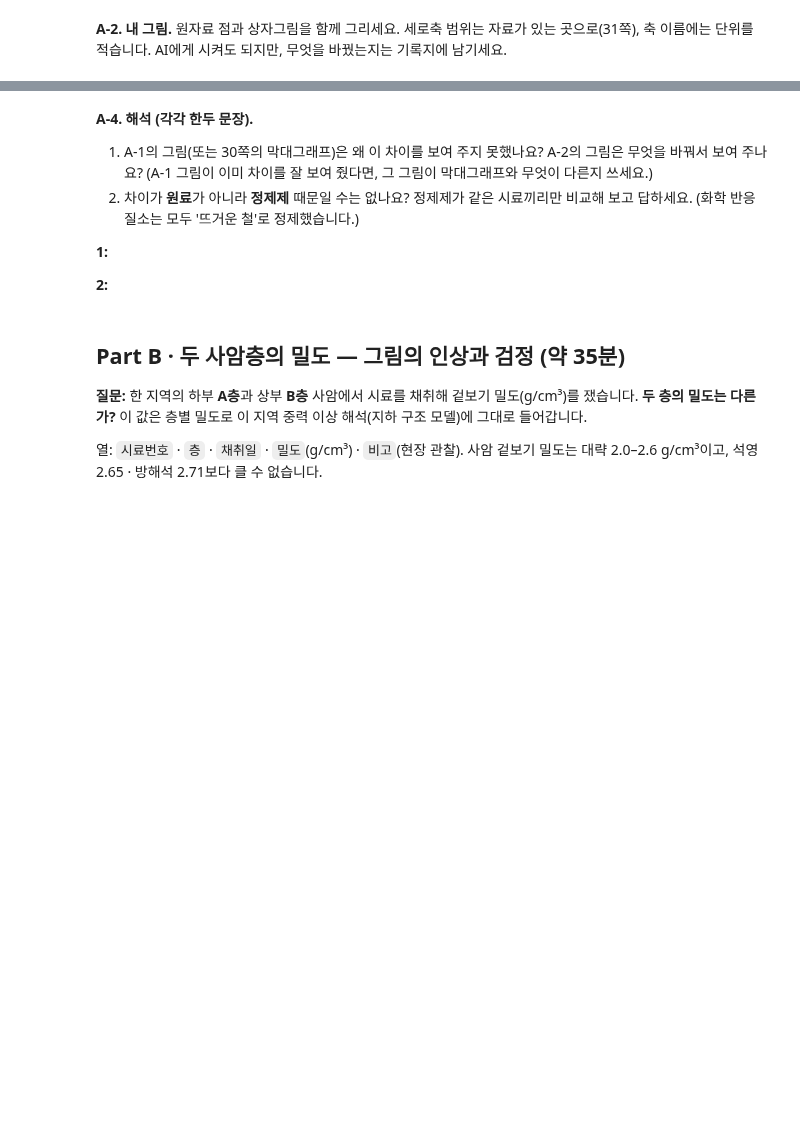
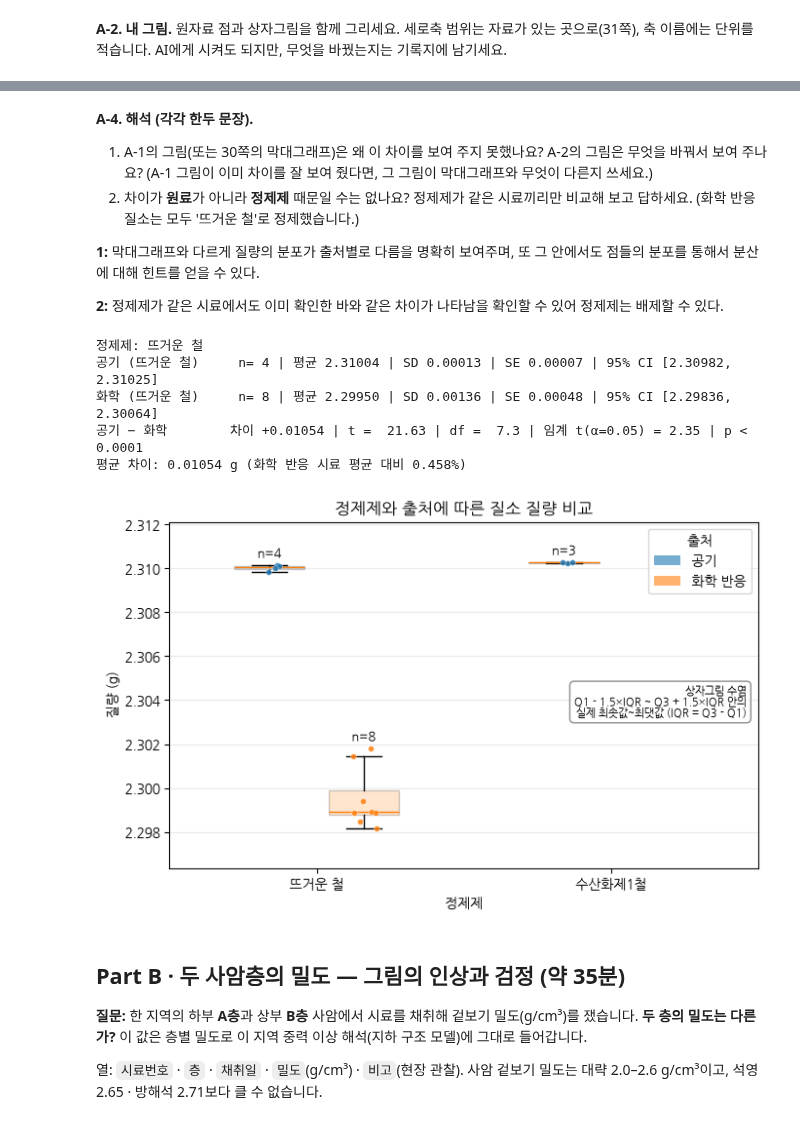
Before and after one commit to tykimuj33/basic-geological-data-science, a Jupyter notebook: 실습과제2/과제2_시작노트북_6주차.ipynb, the cells around one changed output, grey strips where cells are left out. Saved outputs shown, nothing was run; the diff lists cells and outputs as text; code cells hidden in the pictures; blank space fills up the shorter version.

```diff
--- a/실습과제2/과제2_시작노트북_6주차.ipynb
+++ b/실습과제2/과제2_시작노트북_6주차.ipynb
@@ -75,11 +179,80 @@ welch(air, chem, "공기 − 화학")
 1. A-1의 그림(또는 30쪽의 막대그래프)은 왜 이 차이를 보여 주지 못했나요? A-2의 그림은 무엇을 바꿔서 보여 주나요? (A-1 그림이 이미 차이를 잘 보여 줬다면, 그 그림이 막대그래프와 무엇이 다른지 쓰세요.)
 2. 차이가 **원료**가 아니라 **정제제** 때문일 수는 없나요? 정제제가 같은 시료끼리만 비교해 보고 답하세요. (화학 반응 질소는 모두 '뜨거운 철'로 정제했습니다.)
 
-**1:**
+**1:** 막대그래프와 다르게 질량의 분포가 출처별로 다름을 명확히 보여주며, 또 그 안에서도 점들의 분포를 통해서 분산에 대해 힌트를 얻을 수 있다.
 
-**2:**
+**2:** 정제제가 같은 시료에서도 이미 확인한 바와 같은 차이가 나타남을 확인할 수 있어 정제제는 배제할 수 있다.
 # %%
 # A-4 ②: 정제제가 같은 시료끼리 비교
+# 화학 반응 시료와 정제 조건을 맞추어 '뜨거운 철' 시료만 선택합니다.
+ra_iron = ra.loc[ra["정제제"] == "뜨거운 철"].copy()
+air_iron = ra_iron.loc[ra_iron["출처"] == "공기", "질량_g"].dropna()
+chem_iron = ra_iron.loc[ra_iron["출처"] == "화학 반응", "질량_g"].dropna()
+
+print("정제제: 뜨거운 철")
+summary(air_iron, "공기 (뜨거운 철)")
+summary(chem_iron, "화학 (뜨거운 철)")
+welch(air_iron, chem_iron, "공기 − 화학")
+
+mean_difference = air_iron.mean() - chem_iron.mean()
+print(f"평균 차이: {mean_difference:.5f} g "
+      f"(화학 반응 시료 평균 대비 {100 * mean_difference / chem_iron.mean():.3f}%)")
+
+# 정제제별 질량 분포를 출처별로 나누어 비교합니다.
+from matplotlib.patches import Patch
+
+purifiers = ra["정제제"].dropna().unique().tolist()
+source_colors = {"공기": "tab:blue", "화학 반응": "tab:orange"}
+source_offsets = {"공기": -0.16, "화학 반응": 0.16}
+fig, ax = plt.subplots(figsize=(7, 4.5))
+rng = np.random.default_rng(42)
+
+for position, purifier in enumerate(purifiers, start=1):
+    for source, color in source_colors.items():
+        mass = ra.loc[(ra["정제제"] == purifier) & (ra["출처"] == source),
+                      "질량_g"].dropna()
+        if mass.empty:
+            continue  # 측정되지 않은 조합은 그리지 않습니다.
+        center = position + source_offsets[source]
+        boxes = ax.boxplot([mass], positions=[center], widths=0.24,
+                           patch_artist=True, whis=1.5, showfliers=False,
+                           manage_ticks=False)
+        boxes["boxes"][0].set_facecolor(color)
+        boxes["boxes"][0].set_alpha(0.2)
+        jitter = rng.uniform(-0.045, 0.045, size=len(mass))
+        ax.scatter(center + jitter, mass, s=18, color=color, alpha=0.85,
+                   edgecolors="white", linewidths=0.3, zorder=3)
+        ax.text(center, mass.max() + 0.00035, f"n={len(mass)}",
+                ha="center", fontsize=9)
+
+mass_all = ra["질량_g"].dropna()
+padding = max(float(np.ptp(mass_all.to_numpy())) * 0.15, 0.001)
+ax.set_ylim(mass_all.min() - padding, mass_all.max() + padding)
+ax.set_xticks(range(1, len(purifiers) + 1), purifiers)
+ax.set_xlim(0.5, len(purifiers) + 0.5)
+ax.set_xlabel("정제제")
+ax.set_ylabel("질량 (g)")
+ax.set_title("정제제와 출처에 따른 질소 질량 비교")
+ax.ticklabel_format(axis="y", style="plain", useOffset=False)
+ax.legend(handles=[Patch(facecolor=color, label=source, alpha=0.6)
+                   for source, color in source_colors.items()], title="출처")
+ax.grid(axis="y", alpha=0.25)
+ax.set_axisbelow(True)
+# 두 질량 집단 사이의 빈 공간에 공통 설명을 배치합니다.
+ax.text(0.98, 0.48,
+        "상자그림 수염\nQ1 - 1.5×IQR ~ Q3 + 1.5×IQR 안의\n실제 최솟값~최댓값 (IQR = Q3 - Q1)",
+        transform=ax.transAxes, ha="right", va="center", fontsize=8,
+        bbox=dict(boxstyle="round,pad=0.4", facecolor="white",
+                  edgecolor="gray", alpha=0.9))
+fig.tight_layout()
+plt.show()
+# %% [output]
+정제제: 뜨거운 철
+공기 (뜨거운 철)     n= 4 | 평균 2.31004 | SD 0.00013 | SE 0.00007 | 95% CI [2.30982, 2.31025]
+화학 (뜨거운 철)     n= 8 | 평균 2.29950 | SD 0.00136 | SE 0.00048 | 95% CI [2.29836, 2.30064]
+공기 − 화학        차이 +0.01054 | t =  21.63 | df =  7.3 | 임계 t(α=0.05) = 2.35 | p < 0.0001
+평균 차이: 0.01054 g (화학 반응 시료 평균 대비 0.458%)
+[figure, added]
 # %% [markdown]
 ## Part B · 두 사암층의 밀도 — 그림의 인상과 검정 (약 35분)
 
```
Also changed, not shown: parts of 17 cells of this notebook.
